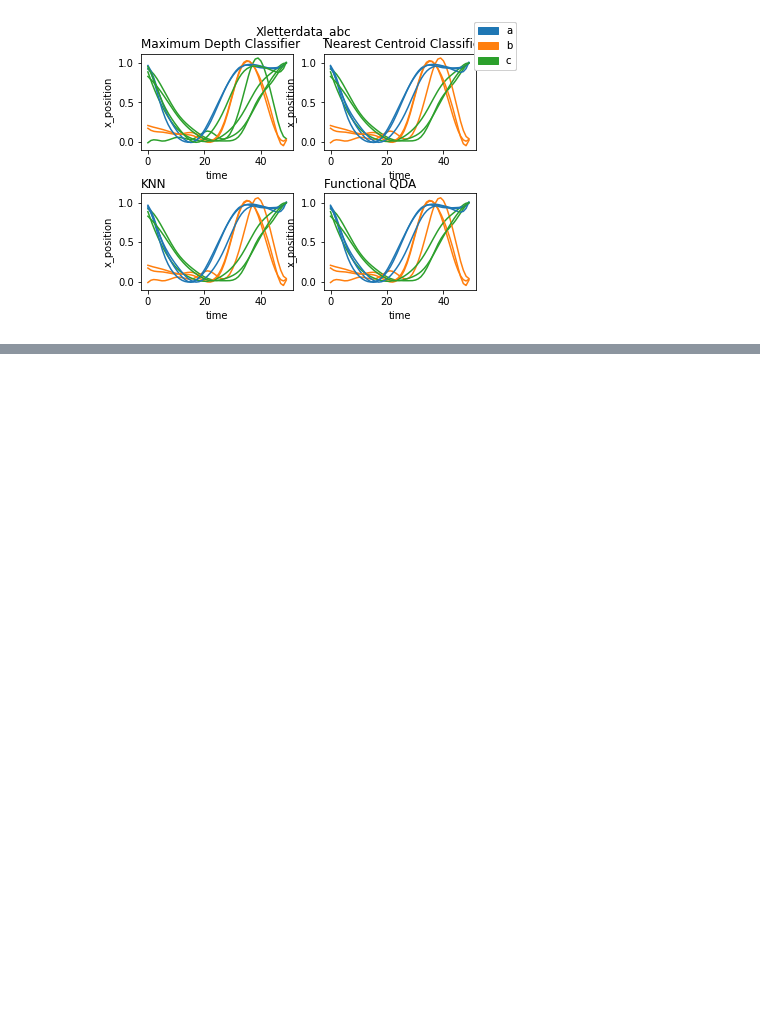
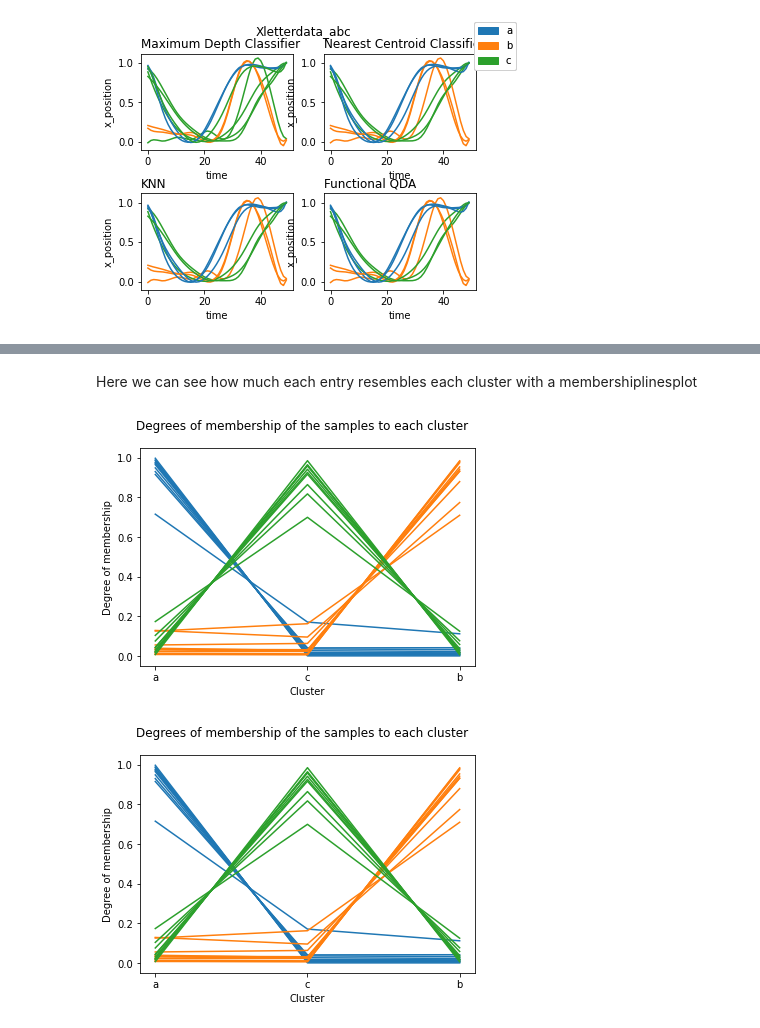
Before and after one commit to ruckapark/FDA, a Jupyter notebook: FDA_letter_classifiers.ipynb, the cells around one changed output, grey strips where cells are left out. Saved outputs shown, nothing was run; the diff lists cells and outputs as text; code cells hidden in the pictures; blank space fills up the shorter version.

```diff
--- a/FDA_letter_classifiers.ipynb
+++ b/FDA_letter_classifiers.ipynb
@@ -230,0 +283,4 @@ plt.show()
+# %%
+#Define sample colours for cluster plot (this time all X needs a colour)
+color_byletter = [cluster_colors[i] for i in fuzzy_kmeans.predict(X_FData)]
+color_byletter
@@ -230,0 +305,9 @@ plt.show()
+# %% [markdown]
+Here we can see how much each entry resembles each cluster with a membershiplinesplot
+# %%
+#Visualise how much each plot resembles centroid
+ClusterMembershipLinesPlot(fuzzy_kmeans,X_FData,cluster_labels=cluster_labels,
+                          sample_colors = color_byletter).plot()
+# %% [output]
+[figure, added]
+[figure, added]
```
Also changed, not shown: parts of 12 cells of this notebook.
